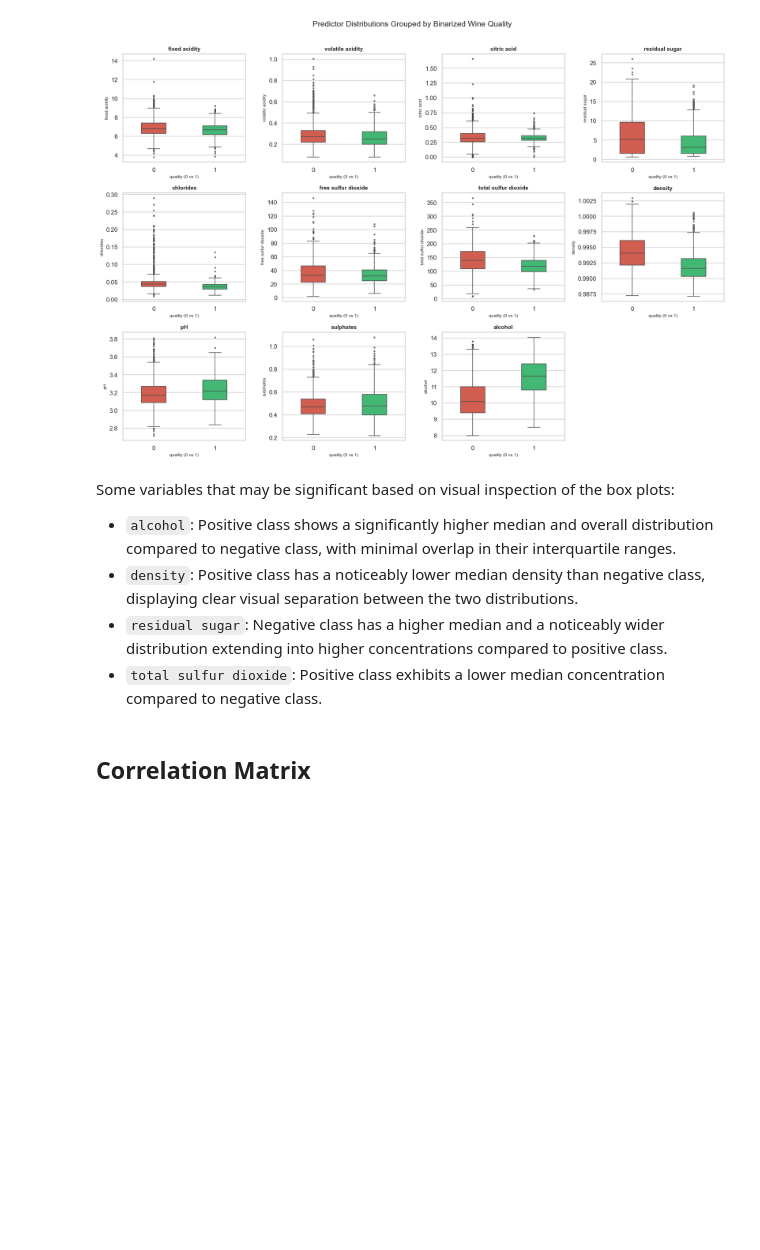
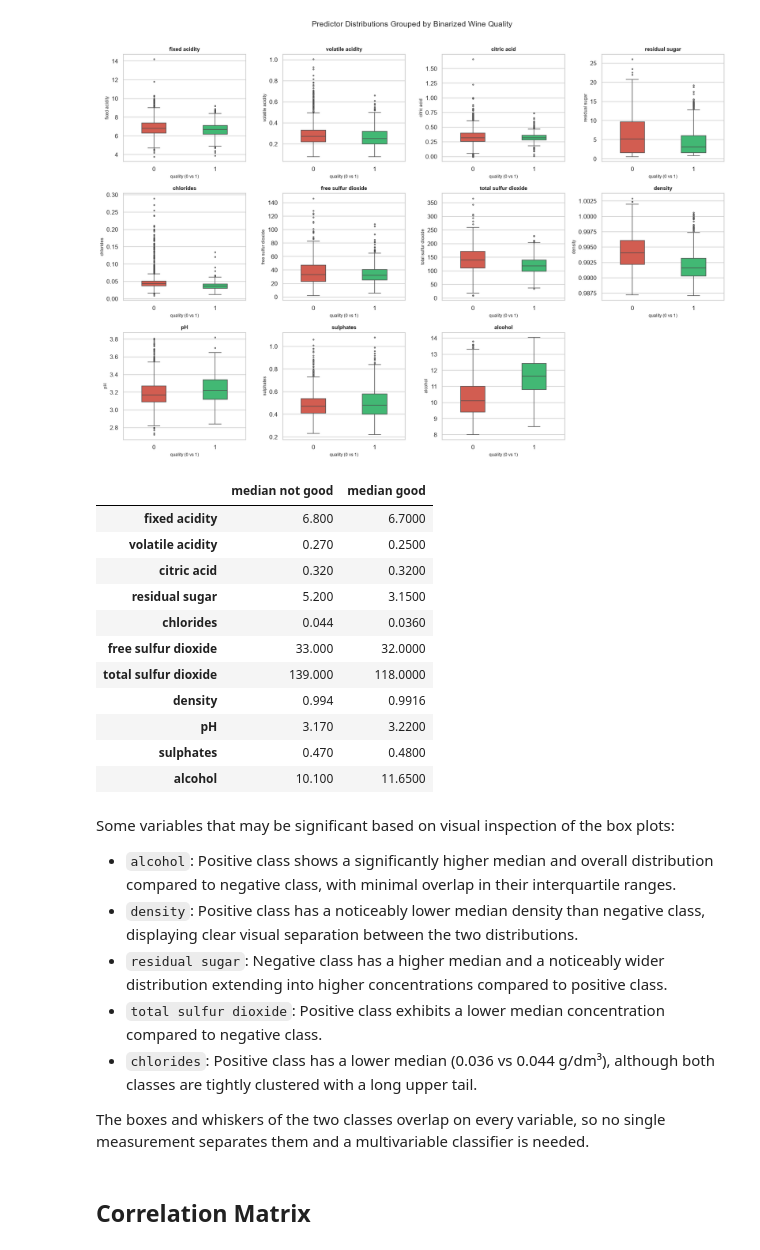
Before and after one commit to ryanc9029/dsa211-wine, a Jupyter notebook: EDA.ipynb, the cells around one changed output. Drawn from its saved outputs; the diff is of its cells as text; code cells hidden in the pictures; blank space fills up the shorter version.

```diff
--- a/EDA.ipynb
+++ b/EDA.ipynb
@@ -188,6 +188,24 @@ plt.tight_layout()
 plt.show()
 # %% [output]
 [figure]
+# %%
+# Class medians behind the box plots (training set)
+medians = wine_white.groupby('quality')[predictors].median().T
+medians.columns = ['median not good', 'median good']
+medians.round(4)
+# %% [output]
+|  | median not good | median good |
+| fixed acidity | 6.800 | 6.7000 |
+| volatile acidity | 0.270 | 0.2500 |
+| citric acid | 0.320 | 0.3200 |
+| residual sugar | 5.200 | 3.1500 |
+| chlorides | 0.044 | 0.0360 |
+| free sulfur dioxide | 33.000 | 32.0000 |
+| total sulfur dioxide | 139.000 | 118.0000 |
+| density | 0.994 | 0.9916 |
+| pH | 3.170 | 3.2200 |
+| sulphates | 0.470 | 0.4800 |
+| alcohol | 10.100 | 11.6500 |
 # %% [markdown]
 Some variables that may be significant based on visual inspection of the box plots:
 
@@ -195,6 +213,9 @@ Some variables that may be significant based on visual inspection of the box plo
 - `density`: Positive class has a noticeably lower median density than negative class, displaying clear visual separation between the two distributions.
 - `residual sugar`: Negative class has a higher median and a noticeably wider distribution extending into higher concentrations compared to positive class.
 - `total sulfur dioxide`: Positive class exhibits a lower median concentration compared to negative class.
+- `chlorides`: Positive class has a lower median (0.036 vs 0.044 g/dm³), although both classes are tightly clustered with a long upper tail.
+
+The boxes and whiskers of the two classes overlap on every variable, so no single measurement separates them and a multivariable classifier is needed.
 # %% [markdown]
 ## Correlation Matrix
 # %%
```
Also changed, not shown: parts of 1 cell of this notebook.
